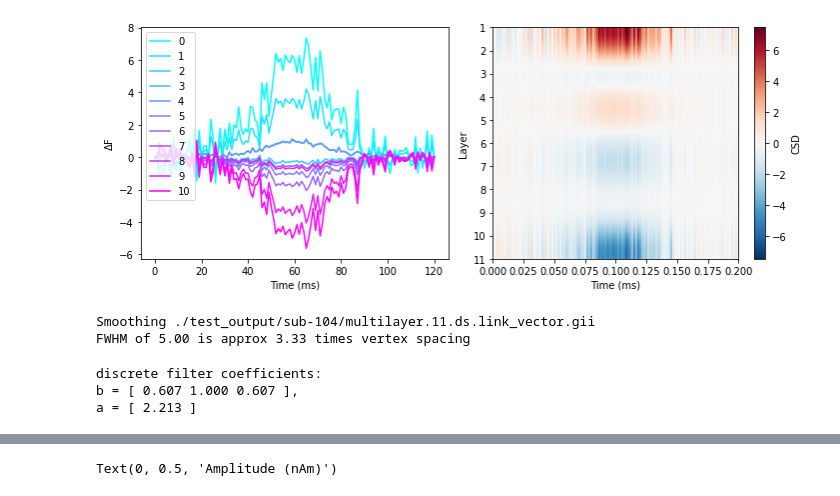
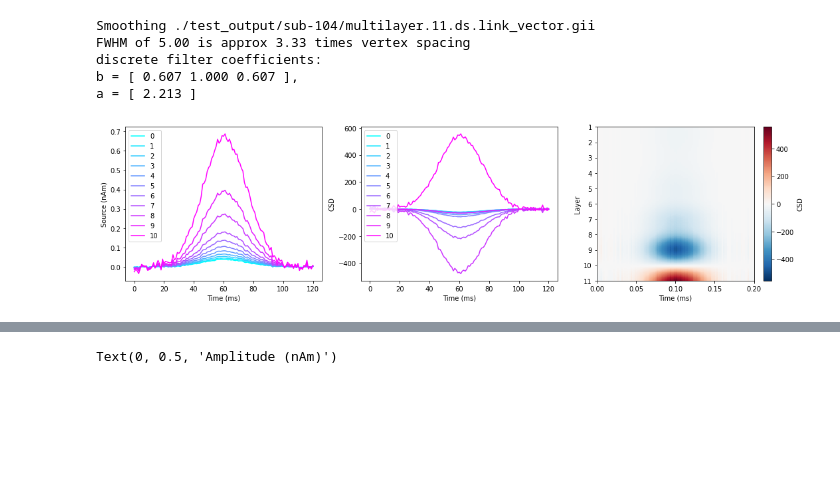
Before and after one commit to danclab/laMEG, a Jupyter notebook: sim_csd.ipynb, the cells around one changed output, grey strips where cells are left out. Saved outputs shown, nothing was run; the diff lists cells and outputs as text; code cells hidden in the pictures; blank space fills up the shorter version.

Commit message:
simplified laminar analysis function signatures, added CSD functionality, figured out how to know in which vertices laminar inference will work (coming soon). fucking nailed it!

```diff
--- a/sim_csd.ipynb
+++ b/sim_csd.ipynb
@@ -147,11 +62,16 @@ patch_size=5
 # Number of temporal modes to use for EBB inversion
 n_temp_modes = 4
 
-[_,_]=invert_ebb(nas, lpa, rpa, mri_fname, multilayer_mesh_fname, base_fname, n_layers, patch_size=patch_size,
-                 n_temp_modes=n_temp_modes)
+with matlab_context() as eng:
+    # Coregister data to multilayer mesh
+    coregister(nas, lpa, rpa, mri_fname, multilayer_mesh_fname, base_fname, mat_eng=eng)
+
+    # Run inversion
+    [_,_]=invert_ebb(multilayer_mesh_fname, base_fname, n_layers, patch_size=patch_size,
+                     n_temp_modes=n_temp_modes, gain_mat_fname=gainmat, mat_eng=eng)
 # %%
 # Vertex to simulate activity at
-sim_vertex=420
+sim_vertex=24588
 # Strength of simulated activity (nAm)
 dipole_moment=10
 # Size of simulated patch of activity (mm)
@@ -185,4 +99,0 @@ white_unit_norm=-1*mesh.darrays[2].data[white_vertex,:]
-# %%
-prefix=f'sim_{sim_vertex}_superficial.'
-pial_sim_fname=run_dipole_simulation(base_fname, prefix, pial_vertex, sim_signal, pial_unit_norm, dipole_moment,
-                                     sim_patch_size, SNR)
@@ -195,4 +99,0 @@ FWHM of 5.00 is approx 3.33 times vertex spacing
-# %%
-layer_ts=load_source_time_series(pial_sim_fname, vertices=layer_verts)
-csd=csd_calc(layer_ts,np.mean(layer_dists),600)
-smooth_csd=csd_smooth(csd)
@@ -203,16 +146,49 @@ a = [ 2.213 ]
 # %%
+# Simulate at the corresponding vertex on the white matter surface
+white_vertex=(n_layers-1)*int(verts_per_surf)+sim_vertex
+prefix=f'sim_{sim_vertex}_deep.'
+
+with matlab_context() as eng:
+    # Generate simulated data
+    white_sim_fname=run_dipole_simulation(base_fname, prefix, white_vertex, sim_signal, pial_unit_norm,
+                                          dipole_moment, sim_patch_size, SNR, mat_eng=eng)
+
+    # Run inversion
+    [_,_]=invert_ebb(multilayer_mesh_fname, white_sim_fname, n_layers, patch_size=patch_size,
+                     n_temp_modes=n_temp_modes, gain_mat_fname=gainmat, mat_eng=eng)
+
+    # Get source time series for each layer
+    layer_ts=load_source_time_series(white_sim_fname, vertices=layer_verts, mat_eng=eng)
+
+# Average over trials and compute CSD and smoothed CSD
+mean_layer_ts=np.mean(layer_ts,axis=-1)
+[csd, smooth_csd]=compute_csd(mean_layer_ts,np.mean(layer_dists),600,smoothing='cubic')
+
 col_r = plt.cm.cool(np.linspace(0,1, num=n_layers))
-plt.figure(figsize=(10,4))
-plt.subplot(1,2,1)
+plt.figure(figsize=(15,4))
+plt.subplot(1,3,1)
+for l in range(n_layers):
+    plt.plot(mean_layer_ts[l,:], label=f'{l}', color=col_r[l,:])
+plt.legend(loc='upper left')
+plt.xlabel('Time (ms)')
+plt.ylabel('Source (nAm)')
+
+plt.subplot(1,3,2)
 for l in range(n_layers):
     plt.plot(csd[l,:], label=f'{l}', color=col_r[l,:])
 plt.legend(loc='upper left')
 plt.xlabel('Time (ms)')
-plt.ylabel(r'$\Delta$F')
-ax=plt.subplot(1,2,2)
-plot_csd(smooth_csd, [sim_vertex], bb_path, time, ax)
+plt.ylabel('CSD')
+
+ax=plt.subplot(1,3,3)
+plot_csd(smooth_csd, time, ax)
 plt.xlabel('Time (ms)')
 plt.ylabel('Layer')
 plt.tight_layout()
 # %% [output]
+Smoothing ./test_output/sub-104/multilayer.11.ds.link_vector.gii
+FWHM of 5.00 is approx 3.33 times vertex spacing
+discrete filter coefficients:
+b = [ 0.607 1.000 0.607 ],
+a = [ 2.213 ]
-[figure, old version]
+[figure, new version]
@@ -223,14 +194,0 @@ white_sim_fname=run_dipole_simulation(base_fname, prefix, white_vertex, sim_sign
-# %%
-[_,_]=invert_ebb(nas, lpa, rpa, mri_fname, multilayer_mesh_fname, white_sim_fname, n_layers,
-                 patch_size=patch_size, n_temp_modes=n_temp_modes)
-# %% [output]
-Smoothing ./test_output/sub-104/multilayer.11.ds.link_vector.gii
-FWHM of 5.00 is approx 3.33 times vertex spacing
-# %%
-layer_ts=load_source_time_series(white_sim_fname, vertices=layer_verts)
-csd=csd_calc(layer_ts,np.mean(layer_dists),600)
-smooth_csd=csd_smooth(csd)
-# %% [output]
-discrete filter coefficients:
-b = [ 0.607 1.000 0.607 ],
-a = [ 2.213 ]
```
Also changed, not shown: parts of 17 cells of this notebook, 7 other files.
